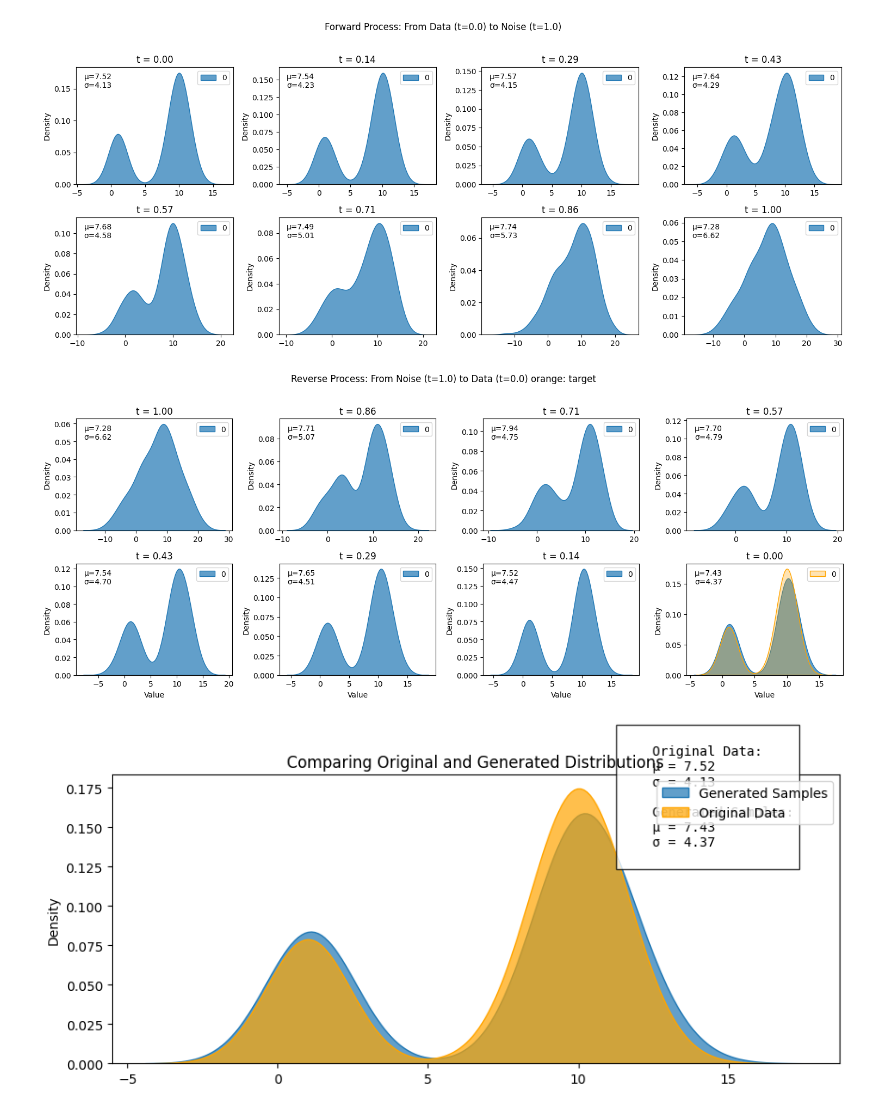
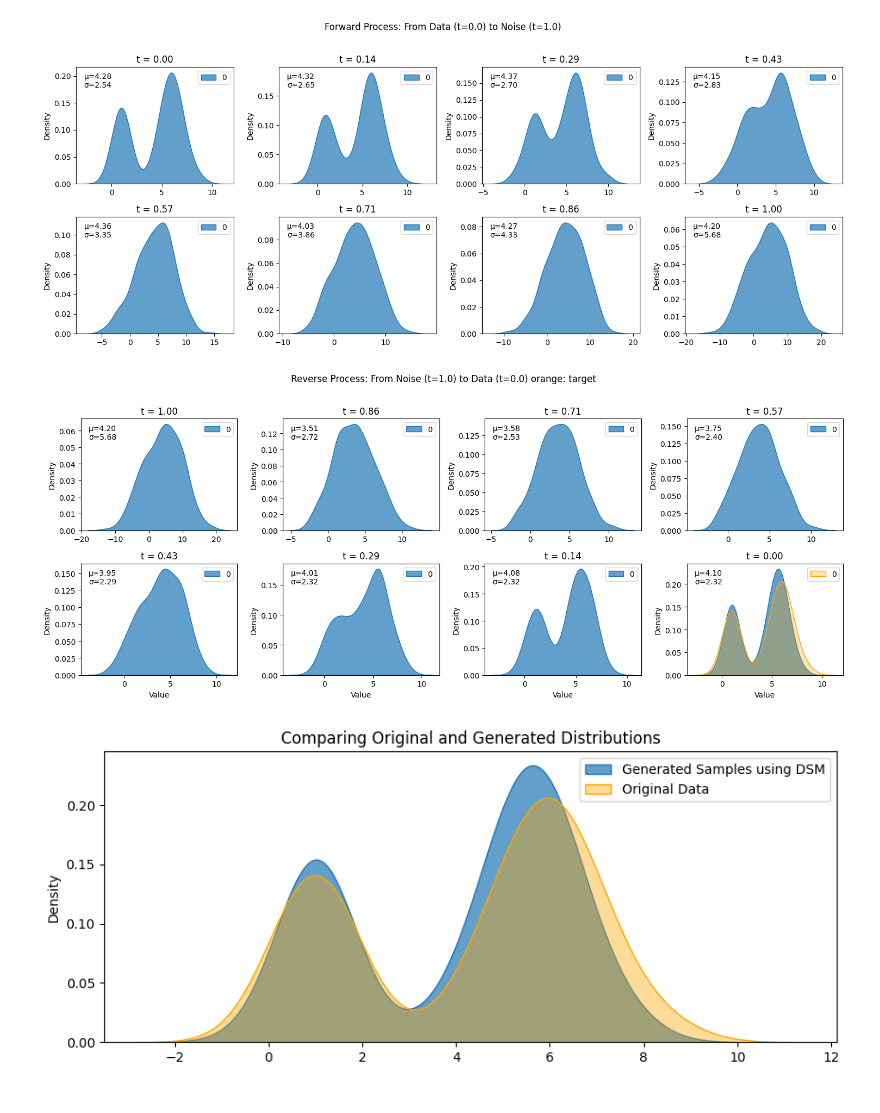
Before and after one commit to vjoshy/4600, a Jupyter notebook: sliced_score.ipynb, the cells around one changed output. Saved outputs shown, nothing was run; the diff lists cells and outputs as text; code cells hidden in the pictures.

```diff
--- a/sliced_score.ipynb
+++ b/sliced_score.ipynb
@@ -79,7 +79,7 @@ def compute_gmm_score(x, mu1, mu2, sigma1, sigma2, w1, w2):
 def compute_score(x_t, t):
 
     # GMM parameters from our data generation
-    mu1, mu2 = 1.0, 10.0
+    mu1, mu2 = 1.0, 6.0
     sigma1, sigma2 = 0.5, 1.0
     w1, w2 = 0.3, 0.7
 
@@ -102,7 +102,7 @@ def score_matching_loss(net, x0, time_embed, eps=1e-5, M = 1):
 
     # Sample x_t
     mean = x0
-    var = (torch.exp(2*t) - 1)/2
+    var = sigma_fn(t)
     x_t = mean + torch.sqrt(var) * torch.randn_like(x0)
     x_t.requires_grad_(True)
 
@@ -209,9 +267,9 @@ def create_network(input_dim, hidden_dim):
 # %%
 # Model parameters
 input_dim = 1
-hidden_dim = 512
-n_steps = 1000
-n_traj = 1000
+hidden_dim = 128
+n_steps = 500
+n_traj = 2000
 n_epochs = 1001
 
 # Create network and embedding
@@ -222,7 +280,7 @@ time_embed = nn.Sequential(nn.Linear(1, input_dim))
 train_loader, val_loader, test_loader, gmm_samples = prepare_data(
     n_traj=n_traj,
     weights=[0.3, 0.7],
-    means=[1, 10],
+    means=[1, 6],
     sds=[0.5, 1]
 )
 
@@ -535,49 +593,35 @@ def plot_diffusion_process(forward_states, reverse_states, num_timesteps=8, eps=
         t_val = reverse_ts[idx].item()
         plt.title(f't = {t_val:.2f}')
 
         if idx % n_cols == 0:
             plt.ylabel('Density')
         if idx >= num_timesteps - n_cols:
             plt.xlabel('Value')
 
         mean = np.mean(r_samples)
         std = np.std(r_samples)
         plt.text(0.05, 0.95, f'μ={mean:.2f}\nσ={std:.2f}',
                 transform=plt.gca().transAxes,
                 verticalalignment='top')
 
 
     plt.suptitle('Reverse Process: From Noise (t=1.0) to Data (t=0.0) orange: target', y=1.02)
     plt.tight_layout()
     plt.show()
 
     # Plot comparison of initial and final distributions
     plt.figure(figsize=(10, 4))
     sns.kdeplot(reverse_states[-1],  alpha=0.7, fill = True,
-            label='Generated Samples')
-    sns.kdeplot(forward_states[0],  alpha=0.7, fill = True,
+            label='Generated Samples using DSM')
+    sns.kdeplot(forward_states[0],  alpha=0.4, fill = True,
             label='Original Data', palette=['orange'], )
     plt.title('Comparing Original and Generated Distributions')
     plt.legend()
-    #plt.xlim(-3, 10)
-
-    # Add stats comparison
-    stats_text = f"""
-    Original Data:
-    μ = {np.mean(forward_states[0]):.2f}
-    σ = {np.std(forward_states[0]):.2f}
-
-    Generated Samples:
-    μ = {np.mean(reverse_states[-1]):.2f}
-    σ = {np.std(reverse_states[-1]):.2f}
-    """
-    plt.text(0.7, 0.7, stats_text, transform=plt.gca().transAxes,
-            fontsize=10, family='monospace', bbox=dict(facecolor='white', alpha=0.8))
 
     plt.show()
 
 plot_diffusion_process(f, r, num_timesteps=8)
 # %% [output]
-[figure, old version]
+[figure, new version]
-[figure, old version]
+[figure, new version]
-[figure, old version]
+[figure, new version]
```
Also changed, not shown: parts of 7 cells of this notebook, 5 other files.
